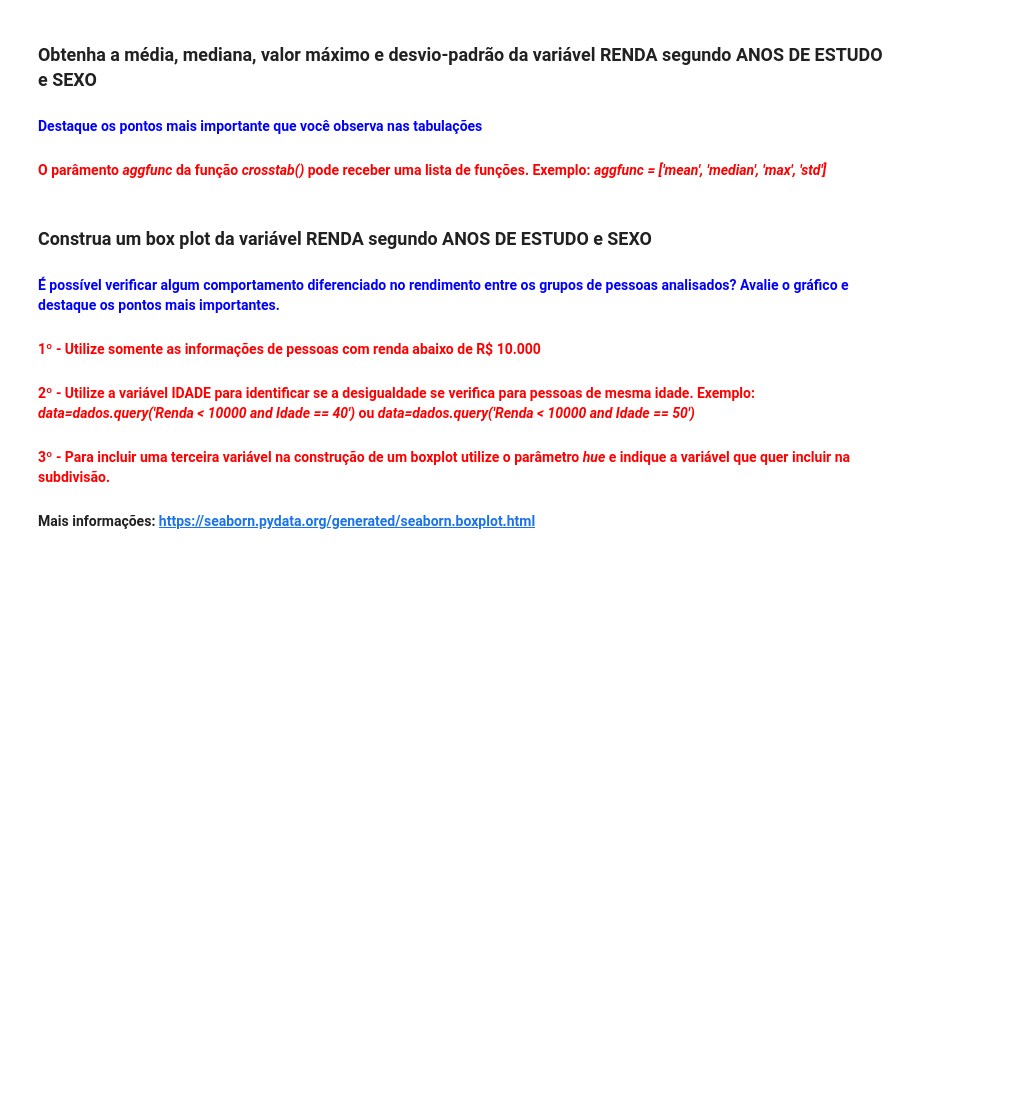
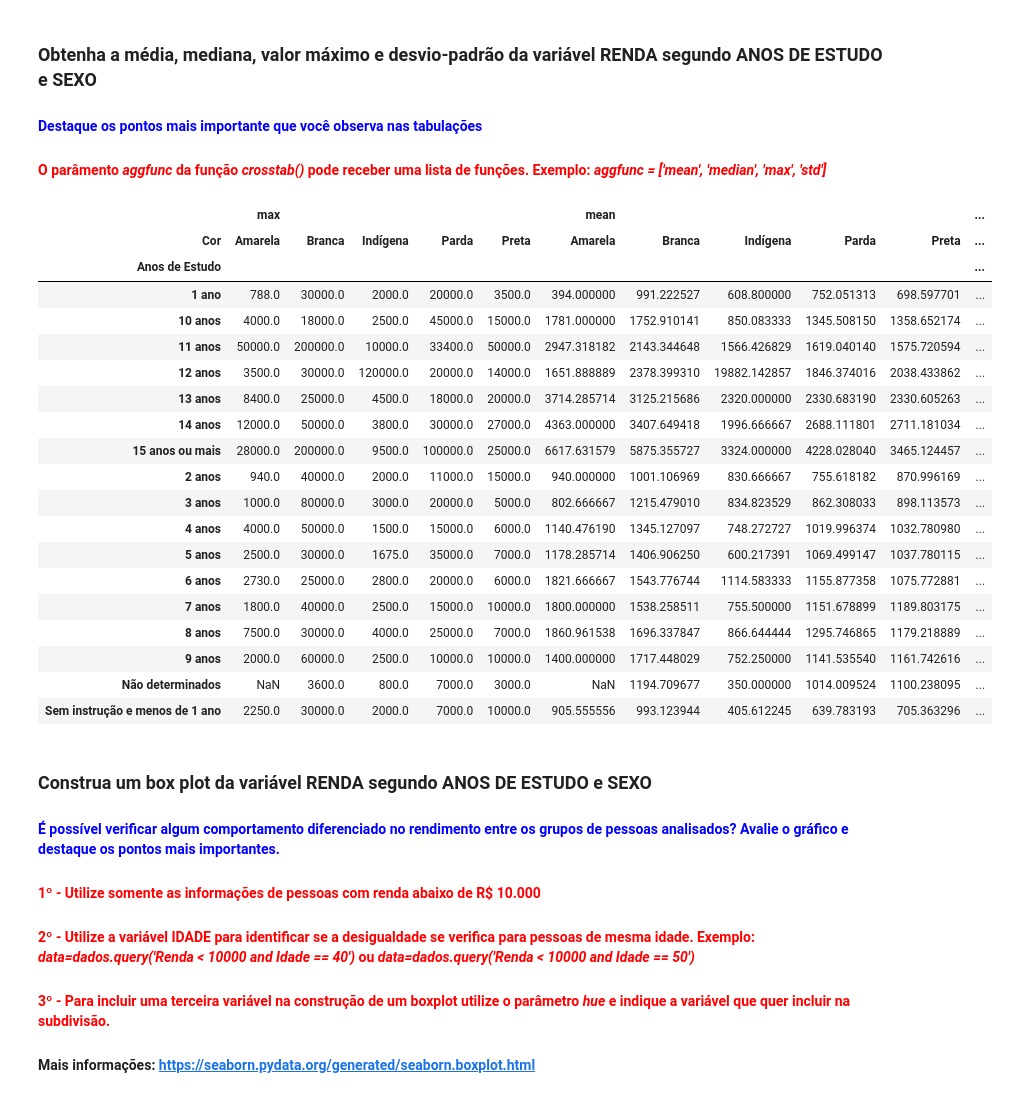
Before and after one commit to ramux2/EstatisticaPython, a Jupyter notebook: Curso de Estatística/Análise_Descritiva.ipynb, the cells around one changed output. Cells and saved outputs as stored; diff of their text form; code cells hidden in the pictures; blank space fills up the shorter version.

```diff
--- a/Curso de Estatística/Análise_Descritiva.ipynb
+++ b/Curso de Estatística/Análise_Descritiva.ipynb
@@ -463,6 +537,32 @@ from scipy import stats
 ### Obtenha a média, mediana, valor máximo e desvio-padrão da variável RENDA segundo ANOS DE ESTUDO e SEXO
 #### <font color='blue'>Destaque os pontos mais importante que você observa nas tabulações</font>
 #### <font color='red'>O parâmento <i>aggfunc</i> da função <i>crosstab()</i> pode receber uma lista de funções. Exemplo: <i>aggfunc = ['mean', 'median', 'max', 'std']</i></font>
+# %%
+valores_tenden_central = pd.crosstab(df['Anos de Estudo'], df['Cor'], df['Renda'], aggfunc={'mean', 'median', 'max', 'std'})
+valores_tenden_central.rename(index=anos_de_estudo, inplace=True)
+valores_tenden_central.rename(columns=cor, inplace=True)
+valores_tenden_central
+# %% [output]
+|  | max |  |  |  |  | mean |  |  |  |  | ... |
+| Cor | Amarela | Branca | Indígena | Parda | Preta | Amarela | Branca | Indígena | Parda | Preta | ... |
+| Anos de Estudo |  |  |  |  |  |  |  |  |  |  | ... |
+| 1 ano | 788.0 | 30000.0 | 2000.0 | 20000.0 | 3500.0 | 394.000000 | 991.222527 | 608.800000 | 752.051313 | 698.597701 | ... |
+| 10 anos | 4000.0 | 18000.0 | 2500.0 | 45000.0 | 15000.0 | 1781.000000 | 1752.910141 | 850.083333 | 1345.508150 | 1358.652174 | ... |
+| 11 anos | 50000.0 | 200000.0 | 10000.0 | 33400.0 | 50000.0 | 2947.318182 | 2143.344648 | 1566.426829 | 1619.040140 | 1575.720594 | ... |
+| 12 anos | 3500.0 | 30000.0 | 120000.0 | 20000.0 | 14000.0 | 1651.888889 | 2378.399310 | 19882.142857 | 1846.374016 | 2038.433862 | ... |
+| 13 anos | 8400.0 | 25000.0 | 4500.0 | 18000.0 | 20000.0 | 3714.285714 | 3125.215686 | 2320.000000 | 2330.683190 | 2330.605263 | ... |
+| 14 anos | 12000.0 | 50000.0 | 3800.0 | 30000.0 | 27000.0 | 4363.000000 | 3407.649418 | 1996.666667 | 2688.111801 | 2711.181034 | ... |
+| 15 anos ou mais | 28000.0 | 200000.0 | 9500.0 | 100000.0 | 25000.0 | 6617.631579 | 5875.355727 | 3324.000000 | 4228.028040 | 3465.124457 | ... |
+| 2 anos | 940.0 | 40000.0 | 2000.0 | 11000.0 | 15000.0 | 940.000000 | 1001.106969 | 830.666667 | 755.618182 | 870.996169 | ... |
+| 3 anos | 1000.0 | 80000.0 | 3000.0 | 20000.0 | 5000.0 | 802.666667 | 1215.479010 | 834.823529 | 862.308033 | 898.113573 | ... |
+| 4 anos | 4000.0 | 50000.0 | 1500.0 | 15000.0 | 6000.0 | 1140.476190 | 1345.127097 | 748.272727 | 1019.996374 | 1032.780980 | ... |
+| 5 anos | 2500.0 | 30000.0 | 1675.0 | 35000.0 | 7000.0 | 1178.285714 | 1406.906250 | 600.217391 | 1069.499147 | 1037.780115 | ... |
+| 6 anos | 2730.0 | 25000.0 | 2800.0 | 20000.0 | 6000.0 | 1821.666667 | 1543.776744 | 1114.583333 | 1155.877358 | 1075.772881 | ... |
+| 7 anos | 1800.0 | 40000.0 | 2500.0 | 15000.0 | 10000.0 | 1800.000000 | 1538.258511 | 755.500000 | 1151.678899 | 1189.803175 | ... |
+| 8 anos | 7500.0 | 30000.0 | 4000.0 | 25000.0 | 7000.0 | 1860.961538 | 1696.337847 | 866.644444 | 1295.746865 | 1179.218889 | ... |
+| 9 anos | 2000.0 | 60000.0 | 2500.0 | 10000.0 | 10000.0 | 1400.000000 | 1717.448029 | 752.250000 | 1141.535540 | 1161.742616 | ... |
+| Não determinados | NaN | 3600.0 | 800.0 | 7000.0 | 3000.0 | NaN | 1194.709677 | 350.000000 | 1014.009524 | 1100.238095 | ... |
+| Sem instrução e menos de 1 ano | 2250.0 | 30000.0 | 2000.0 | 7000.0 | 10000.0 | 905.555556 | 993.123944 | 405.612245 | 639.783193 | 705.363296 | ... |
 # %% [markdown]
 ### Construa um box plot da variável RENDA segundo ANOS DE ESTUDO e SEXO
 #### <font color='blue'>É possível verificar algum comportamento diferenciado no rendimento entre os grupos de pessoas analisados? Avalie o gráfico e destaque os pontos mais importantes.</font>
```
Also changed, not shown: parts of 14 cells of this notebook.
